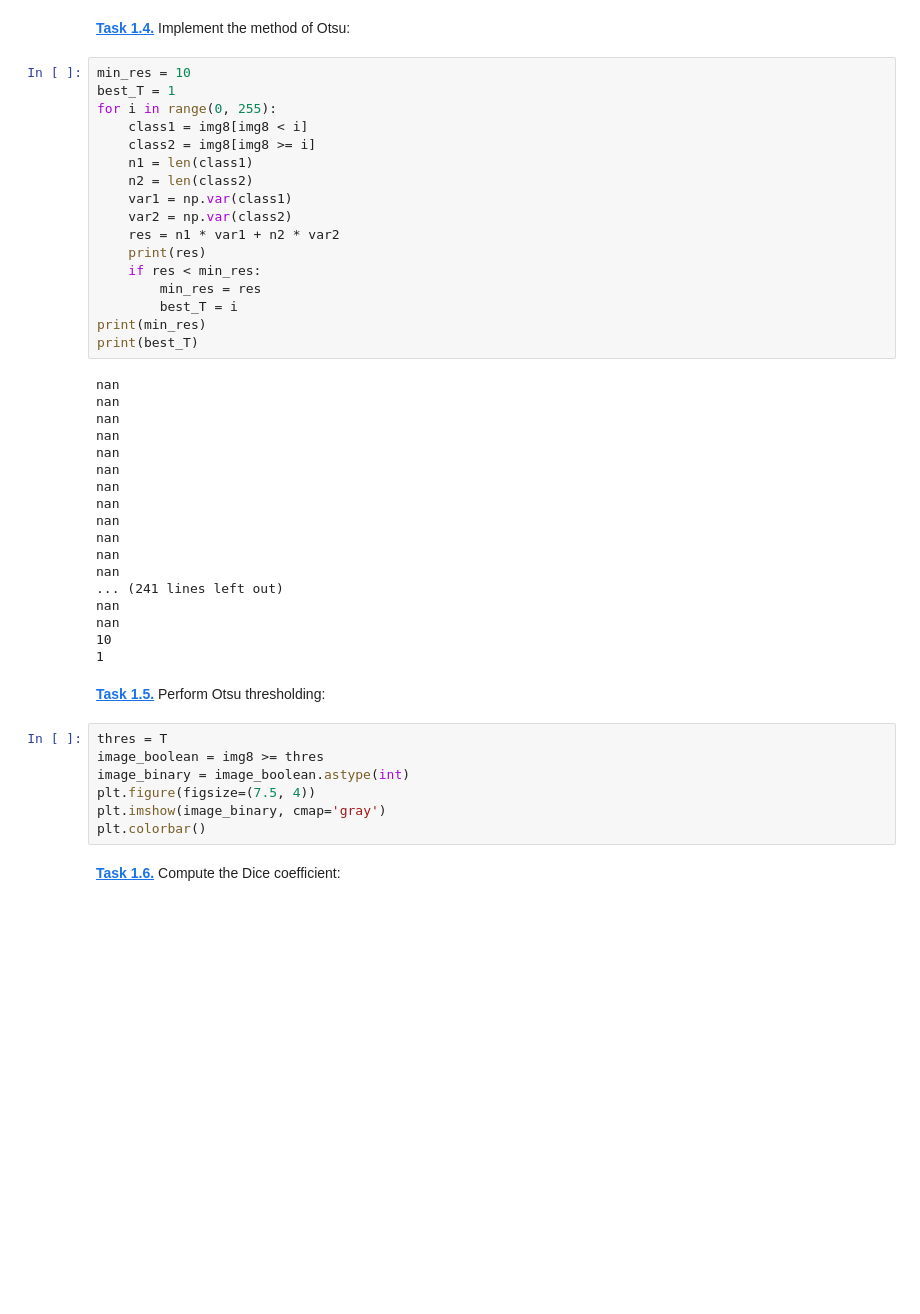
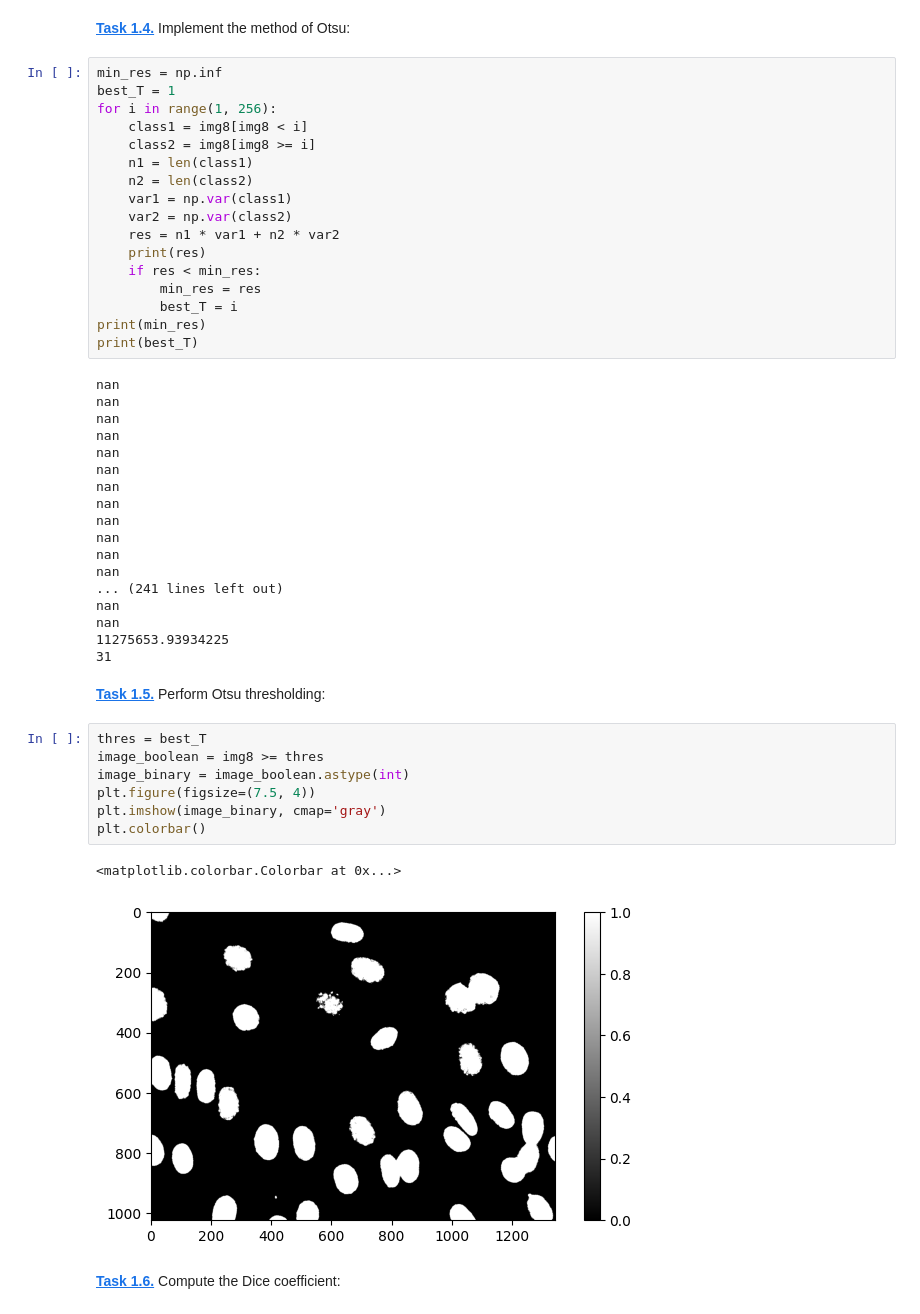
Before and after one commit to JakobStph/mobi-fs5-python, a Jupyter notebook: otsu.ipynb, the cells around one changed output. Cells and saved outputs as stored; diff of their text form; blank space fills up the shorter version.

```diff
--- a/otsu.ipynb
+++ b/otsu.ipynb
@@ -47,9 +30,9 @@ plt.bar(range(256), h, width=1)
 # %% [markdown]
 **[Task 1.4.]()** Implement the method of Otsu:
 # %%
-min_res = 10
+min_res = np.inf
 best_T = 1
-for i in range(0, 255):
+for i in range(1, 256):
     class1 = img8[img8 < i]
     class2 = img8[img8 >= i]
     n1 = len(class1)
@@ -79,17 +62,20 @@ nan
 ... (241 lines left out)
 nan
 nan
-10
-1
+11275653.93934225
+31
 # %% [markdown]
 **[Task 1.5.]()** Perform Otsu thresholding:
 # %%
-thres = T
+thres = best_T
 image_boolean = img8 >= thres
 image_binary = image_boolean.astype(int)
 plt.figure(figsize=(7.5, 4))
 plt.imshow(image_binary, cmap='gray')
 plt.colorbar()
+# %% [output]
+<matplotlib.colorbar.Colorbar at 0x...>
+[figure, added]
 # %% [markdown]
 **[Task 1.6.]()** Compute the Dice coefficient:
 # %%
```
Also changed, not shown: parts of 3 cells of this notebook, 1 other file.
